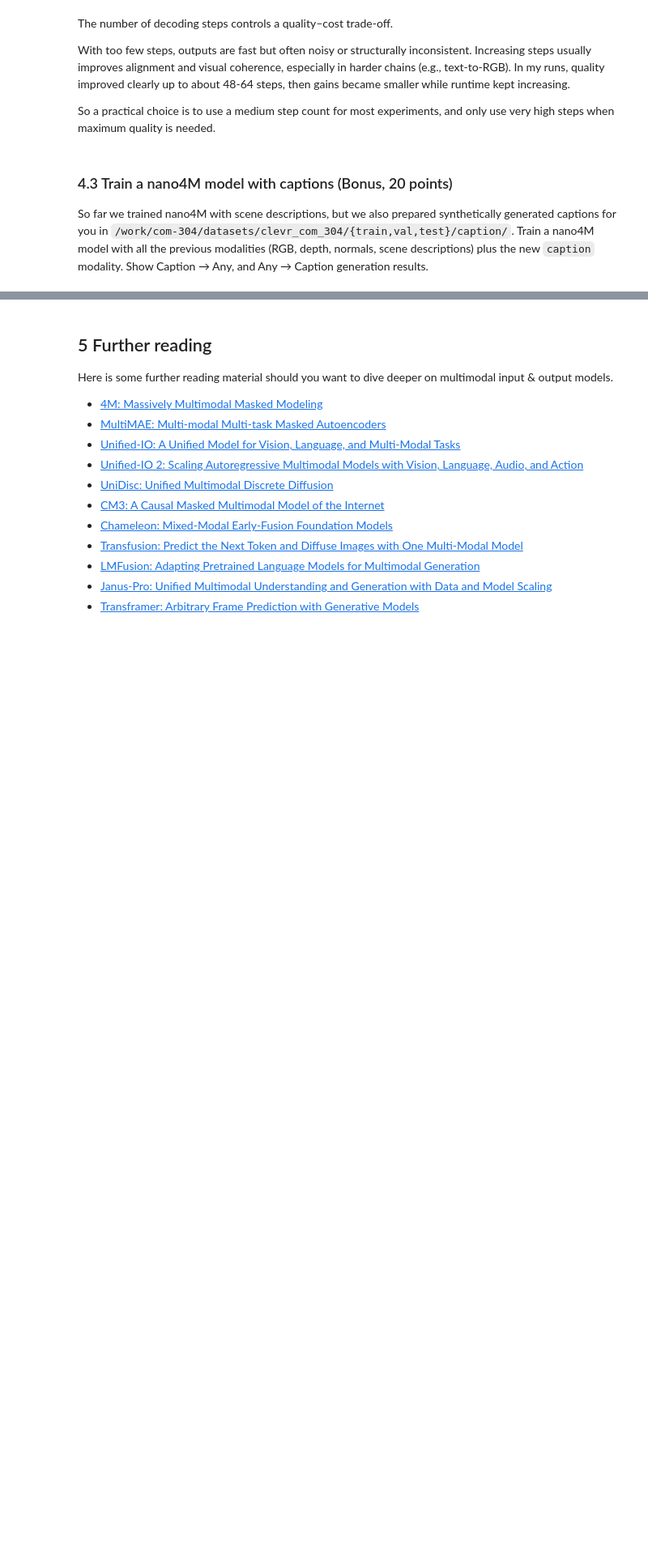
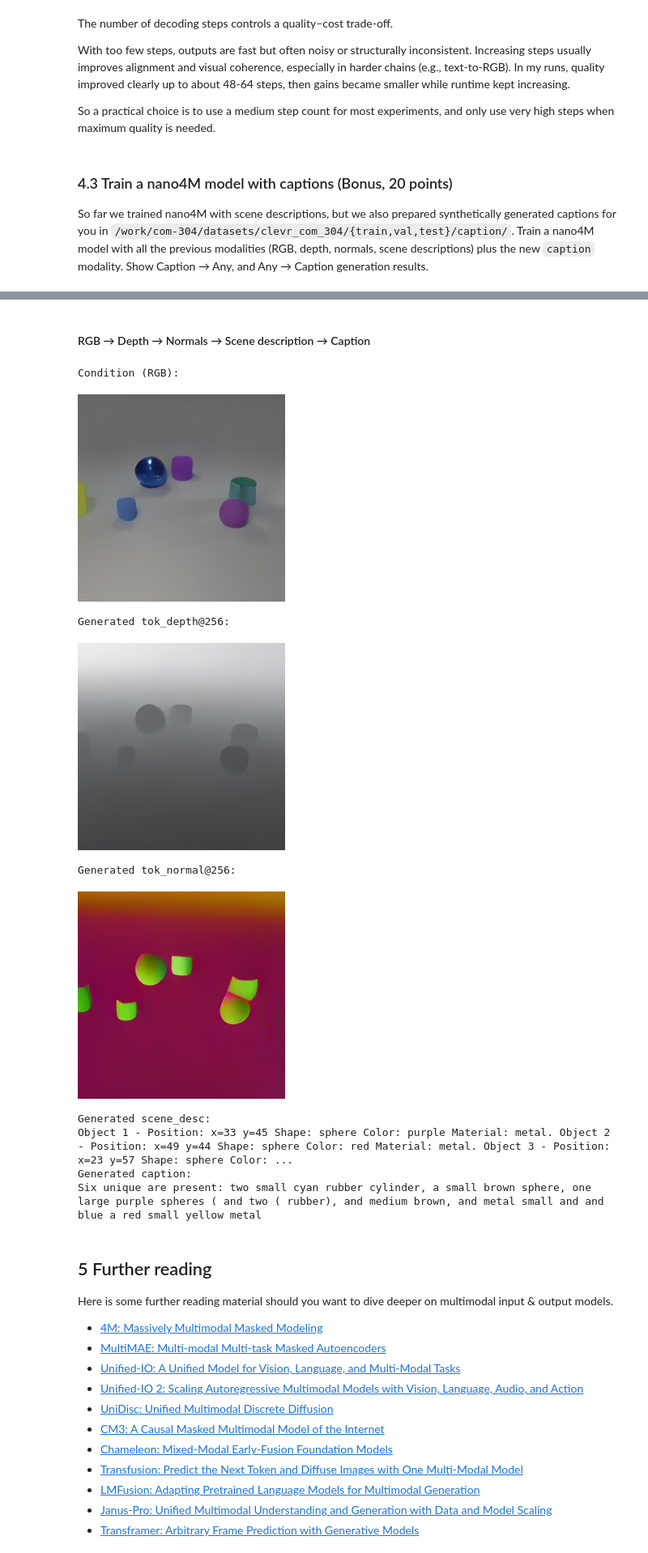
Before and after one commit to ZenWang00/2026-Spring-CS503-Visual-Intelligence-Homework, a Jupyter notebook: NanoFM_Homeworks/notebooks/CS503_FM_part3_nano4M.ipynb, the cells around one changed output, grey strips where cells are left out. Shown at 81% size. Drawn from its saved outputs; the diff is of its cells as text; code cells hidden in the pictures; blank space fills up the shorter version.

```diff
--- a/NanoFM_Homeworks/notebooks/CS503_FM_part3_nano4M.ipynb
+++ b/NanoFM_Homeworks/notebooks/CS503_FM_part3_nano4M.ipynb
@@ -779,3 +862,52 @@ Train a nano4M model with all the previous modalities (RGB, depth, normals, scen
+# %% [markdown]
+#### RGB → Depth → Normals → Scene description → Caption
+# %%
+input_modality = 'tok_rgb@256'
+sample_idx = 0
+
+x_tokens, x_positions, x_modalities = construct_input_caption_run(
+    dataset_caption, modalities_caption, idx=sample_idx, input_modality=input_modality
+)
+print('Condition (RGB):')
+show_modality_caption_run(x_tokens, input_modality)
+
+for target_mod, ns, tt, tp, tk in [
+    ('tok_depth@256', 8, 0.001, 0.0, 0.0),
+    ('tok_normal@256', 8, 0.001, 0.0, 0.0),
+]:
+    pred_tokens, x_tokens, x_positions, x_modalities = model.generate_one_modality_roar(
+        x_tokens, x_positions, x_modalities, target_mod=target_mod,
+        num_steps=ns, temp=tt, top_p=tp, top_k=tk,
+    )
+    print(f'Generated {target_mod}:')
+    show_modality_caption_run(pred_tokens, target_mod)
+
+target_mod = 'scene_desc'
+pred_tokens, x_tokens, x_positions, x_modalities = model.generate_one_modality_roar(
+    x_tokens, x_positions, x_modalities, target_mod=target_mod,
+    num_steps=128, temp=0.7, top_p=0.9, top_k=0.0,
+)
+print('Generated scene_desc:')
+show_modality_caption_run(pred_tokens, target_mod)
+
+target_mod = 'caption'
+pred_tokens, x_tokens, x_positions, x_modalities = model.generate_one_modality_roar(
+    x_tokens, x_positions, x_modalities, target_mod=target_mod,
+    num_steps=128, temp=0.7, top_p=0.9, top_k=0.0,
+)
+print('Generated caption:')
+show_modality_caption_run(pred_tokens, target_mod)
+# %% [output]
+Condition (RGB):
+[figure, added]
+Generated tok_depth@256:
+[figure, added]
+Generated tok_normal@256:
+[figure, added]
+Generated scene_desc:
+Object 1 - Position: x=33 y=45 Shape: sphere Color: purple Material: metal. Object 2 - Position: x=49 y=44 Shape: sphere Color: red Material: metal. Object 3 - Position: x=23 y=57 Shape: sphere Color: ...
+Generated caption:
+Six unique are present: two small cyan rubber cylinder, a small brown sphere, one large purple spheres ( and two ( rubber), and medium brown, and metal small and and blue a red small yellow metal
 # %% [markdown]
 ## 5 Further reading
 
```
Also changed, not shown: parts of 21 cells of this notebook, 1 other file.
